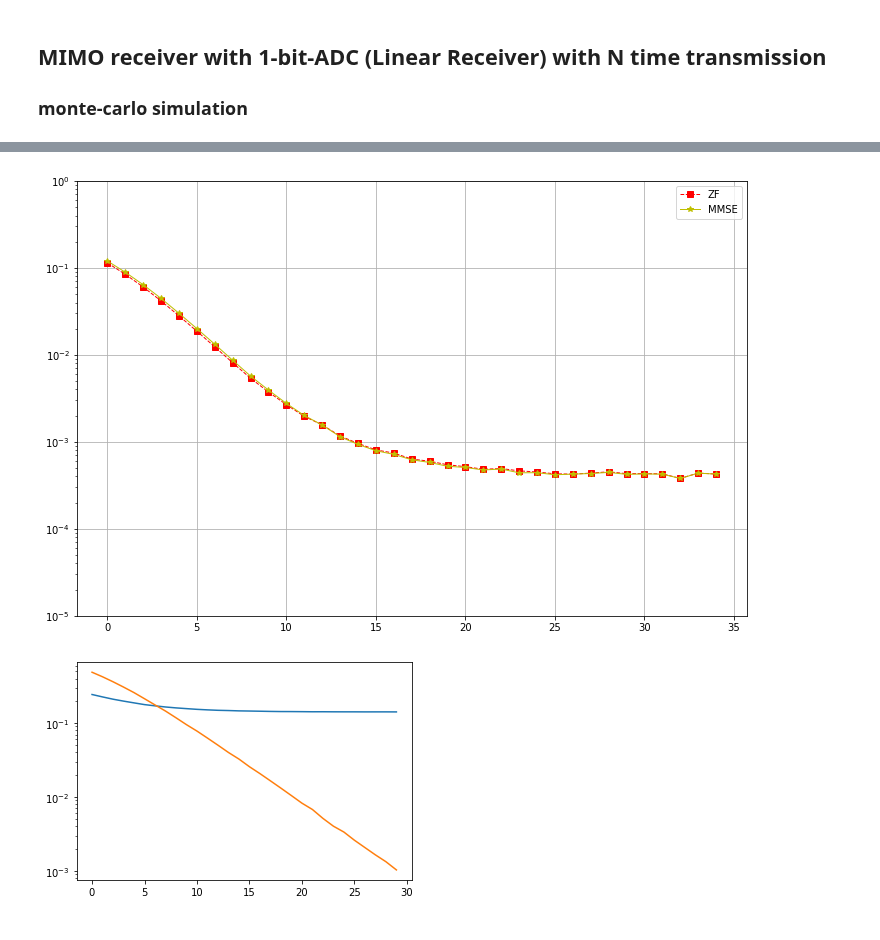
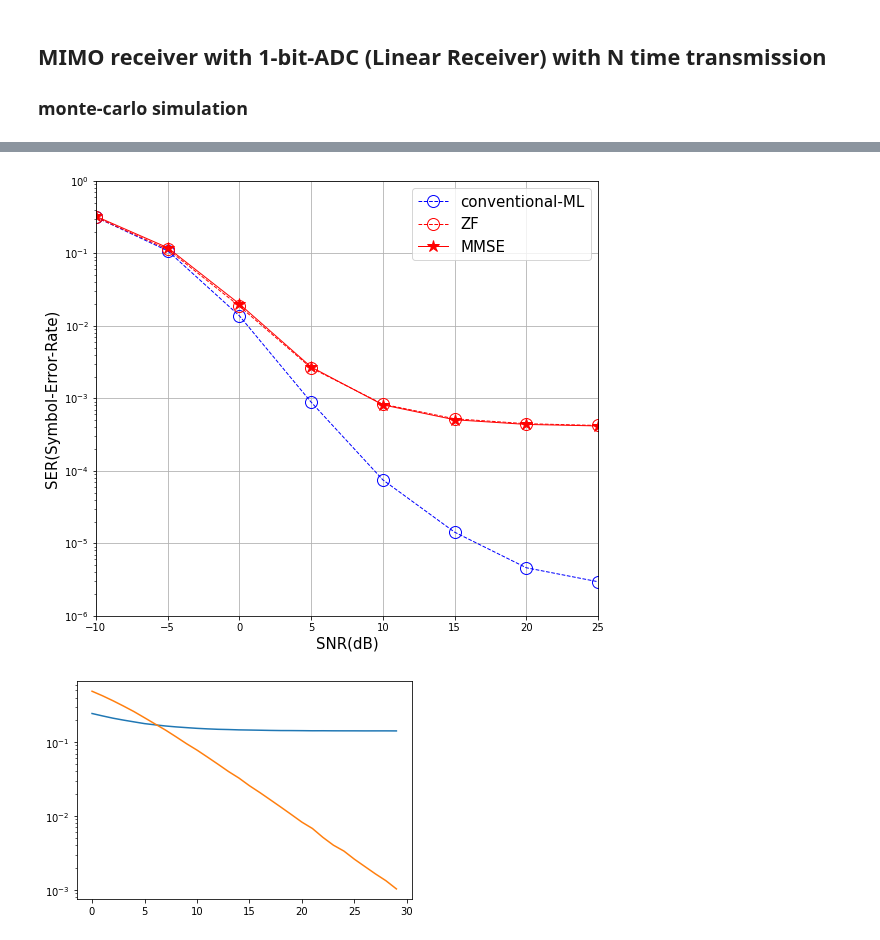
Before and after one commit to IISL-HYU/comm, a Jupyter notebook: practice.ipynb, the cells around one changed output, grey strips where cells are left out. Drawn from its saved outputs; the diff is of its cells as text; code cells hidden in the pictures.

```diff
--- a/practice.ipynb
+++ b/practice.ipynb
@@ -403,7 +404,7 @@ def ml_detection(y_re, H_re, symbol_space, snr_dB):
 K = 2   # Number of users (transmitter antenna)
 N = 16   # Number of Receiver (Receive antenna)
 M = 4   # level of modulation (4-QAM / QPSK)
-T = int(1e4) # Total Transmission rounds
+T = int(1e5) # Total Transmission rounds
 SNR_max = 30
 
 
@@ -434,11 +435,12 @@ def comp2re(H, x, z, r):
 constellation_points = np.array([-1-1j, -1+1j, 1-1j, 1+1j])
 constellation_points /= np.sqrt(2)
 
+snr_lst = np.arange(-10, SNR_max, 5)
 # make symbol space = |M|^K  in case of using ML detection
 symbol_space = make_symbol_space(K, M, cp=constellation_points)
-sers_avg = np.zeros((SNR_max+5))
-sers_avg_zf = np.zeros((SNR_max+5))
-sers_avg_mmse = np.zeros((SNR_max+5))
+sers_avg = np.zeros_like(snr_lst, dtype=np.float64)
+sers_avg_zf = np.zeros_like(snr_lst, dtype=np.float64)
+sers_avg_mmse = np.zeros_like(snr_lst, dtype=np.float64)
 trials = 100
 for t in range(trials):
     sers = []
@@ -446,7 +448,7 @@ for t in range(trials):
     sers_mmse = []
     print("_" * 100)
     print("trial : ", t)
-    for snr in np.arange(-10, SNR_max, 5):
+    for snr in snr_lst:
         # symbols for T timeslots
         x = np.random.randint(0, M, size=K * T).reshape(T, K, 1)
         x = np.take(constellation_points, x)
@@ -533,14 +536,18 @@ snr:  25 ser(ML): 0.0   |  ser(zf):  0.0004999999999999449    |   ser(mmse):  0.
 # %%
 
-plt.figure(figsize=(12, 8))
-plt.semilogy(sers_avg_zf, '--rs', linewidth=1, label='ZF')
-plt.semilogy(sers_avg_mmse, '-y*', linewidth=1, label='MMSE')
-plt.yticks([1e-0, 1e-1, 1e-2, 1e-3, 1e-4, 1e-5])
+plt.figure(figsize=(9, 8))
+plt.semilogy(snr_lst, sers_avg, '--bo', linewidth=1, label='conventional-ML', fillstyle='none', markersize=12)
+plt.semilogy(snr_lst, sers_avg_zf, '--ro', linewidth=1, label='ZF', fillstyle='none', markersize=12)
+plt.semilogy(snr_lst, sers_avg_mmse, '-r*', linewidth=1, label='MMSE', markersize=12)
+plt.yticks([1e-0, 1e-1, 1e-2, 1e-3, 1e-4, 1e-5, 1e-6])
+plt.xlim([-10, 25])
+plt.xlabel("SNR(dB)", fontsize=15)
+plt.ylabel("SER(Symbol-Error-Rate)", fontsize=15)
 plt.grid()
-plt.legend()
+plt.legend(fontsize=15)
 plt.show()
 # %% [output]
-[figure, old version]
+[figure, new version]
 # %%
 sers_avg_squeezed_loaded = np.load("./results/sers_avg_1_bit_zero_forcing.npy")
 sers_avg_real = np.load("./results/sers_avg_conventional_zero_forcing.npy")
```
Also changed, not shown: parts of 3 cells of this notebook, 2 other files.
